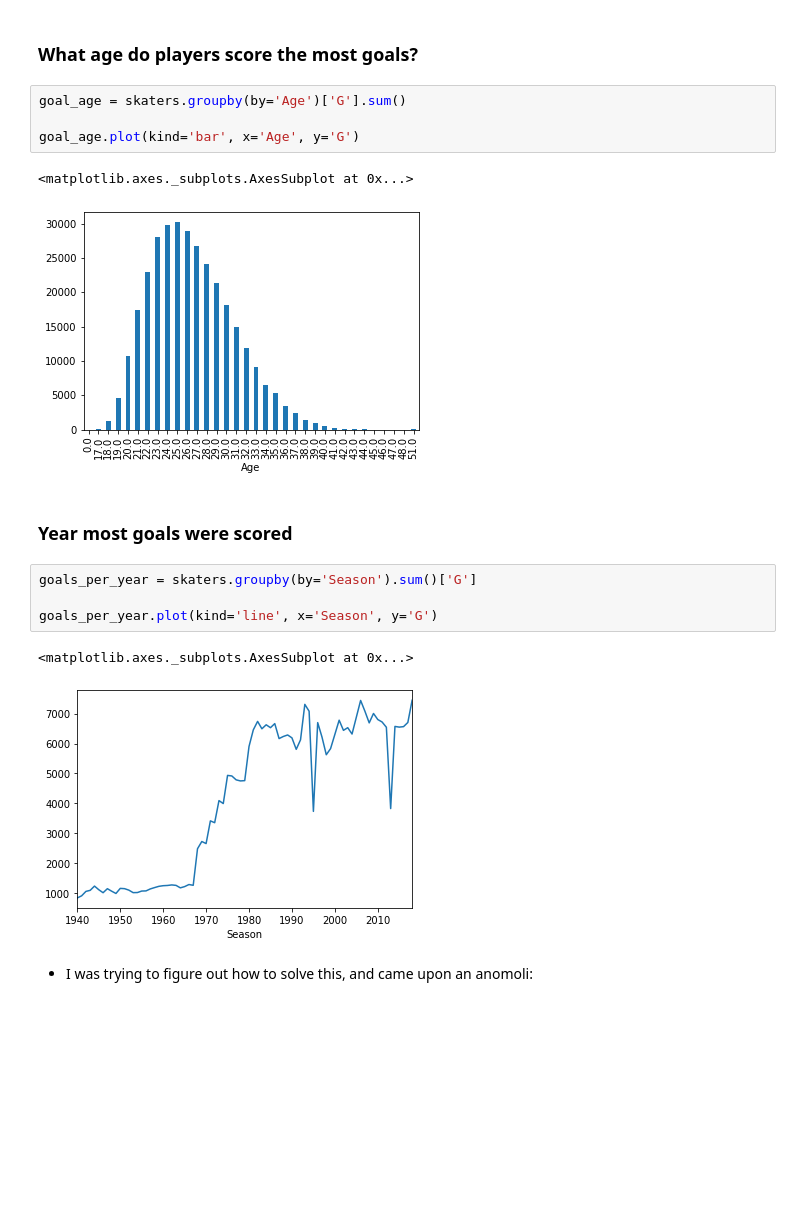
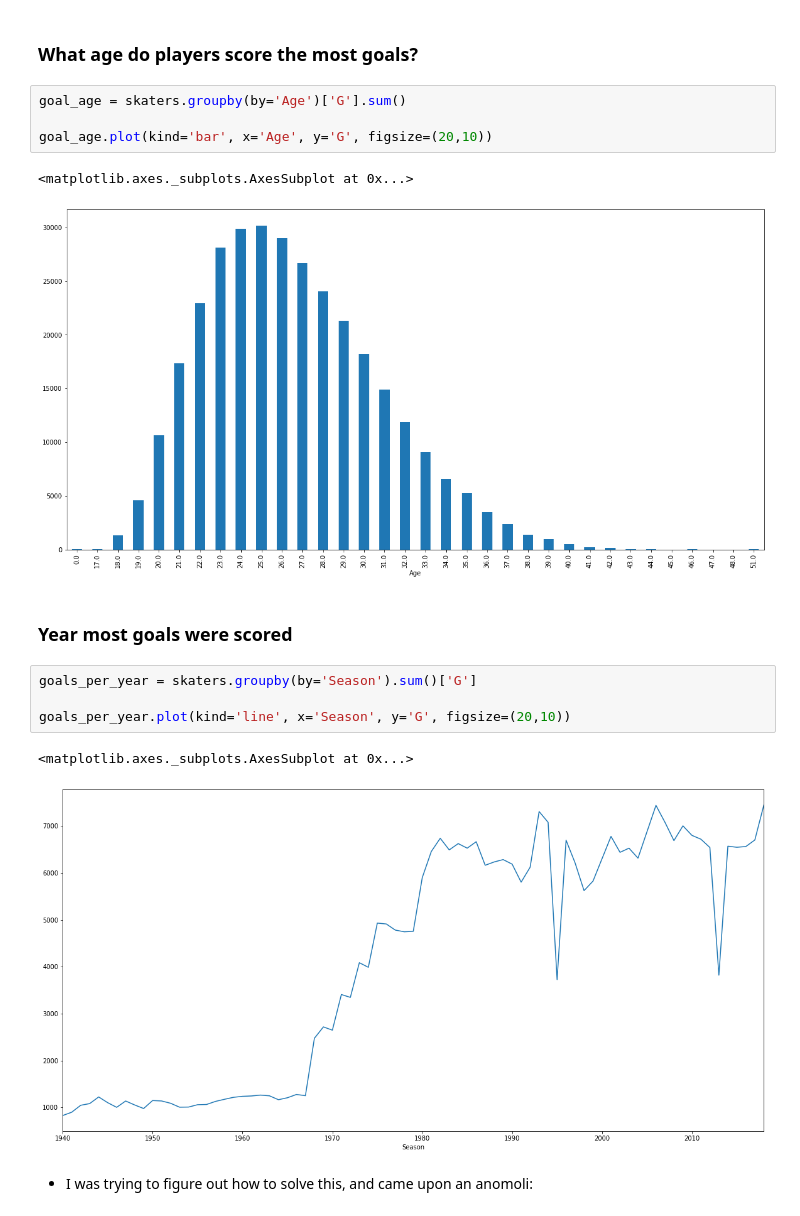
Before and after one commit to deez79/GA_Python_FinalProject, a Jupyter notebook: nhl_player_stats_project.ipynb, the cells around one changed output. Drawn from its saved outputs; the diff is of its cells as text; blank space fills up the shorter version.

```diff
--- a/nhl_player_stats_project.ipynb
+++ b/nhl_player_stats_project.ipynb
@@ -365,19 +409,19 @@ skaters[ skaters['Tm'] == team].groupby('Player').sum().sort_values(by='PTS', as
 # %%
 goal_age = skaters.groupby(by='Age')['G'].sum()
 
-goal_age.plot(kind='bar', x='Age', y='G')
+goal_age.plot(kind='bar', x='Age', y='G', figsize=(20,10))
 # %% [output]
 <matplotlib.axes._subplots.AxesSubplot at 0x...>
-[figure, old version]
+[figure, new version]
 # %% [markdown]
 ### Year most goals were scored
 # %%
 goals_per_year = skaters.groupby(by='Season').sum()['G']
 
-goals_per_year.plot(kind='line', x='Season', y='G')
+goals_per_year.plot(kind='line', x='Season', y='G', figsize=(20,10))
 # %% [output]
 <matplotlib.axes._subplots.AxesSubplot at 0x...>
-[figure, old version]
+[figure, new version]
 # %% [markdown]
 * I was trying to figure out how to solve this, and came upon an anomoli:
 # %%
```
Also changed, not shown: parts of 35 cells of this notebook.
